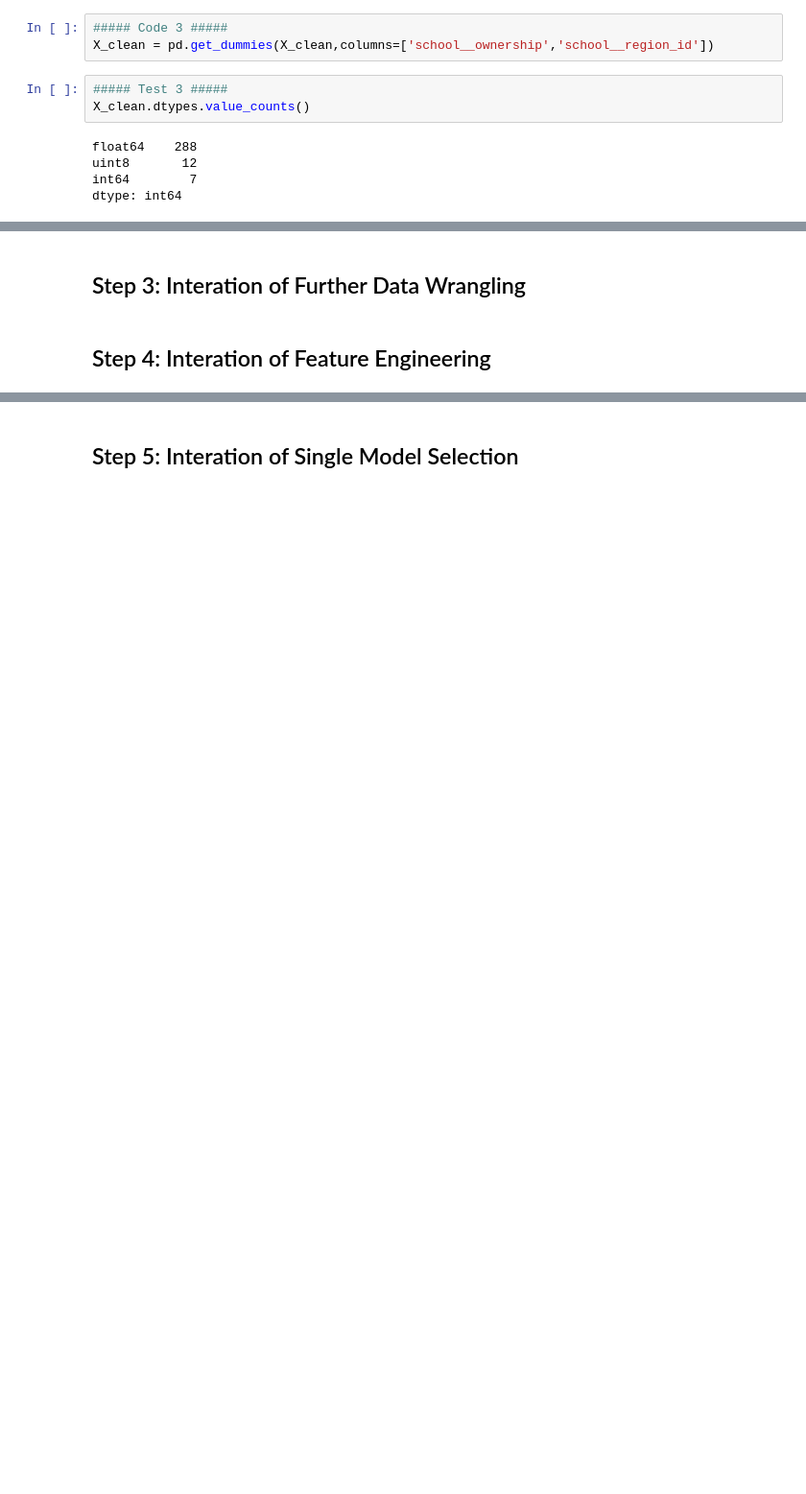
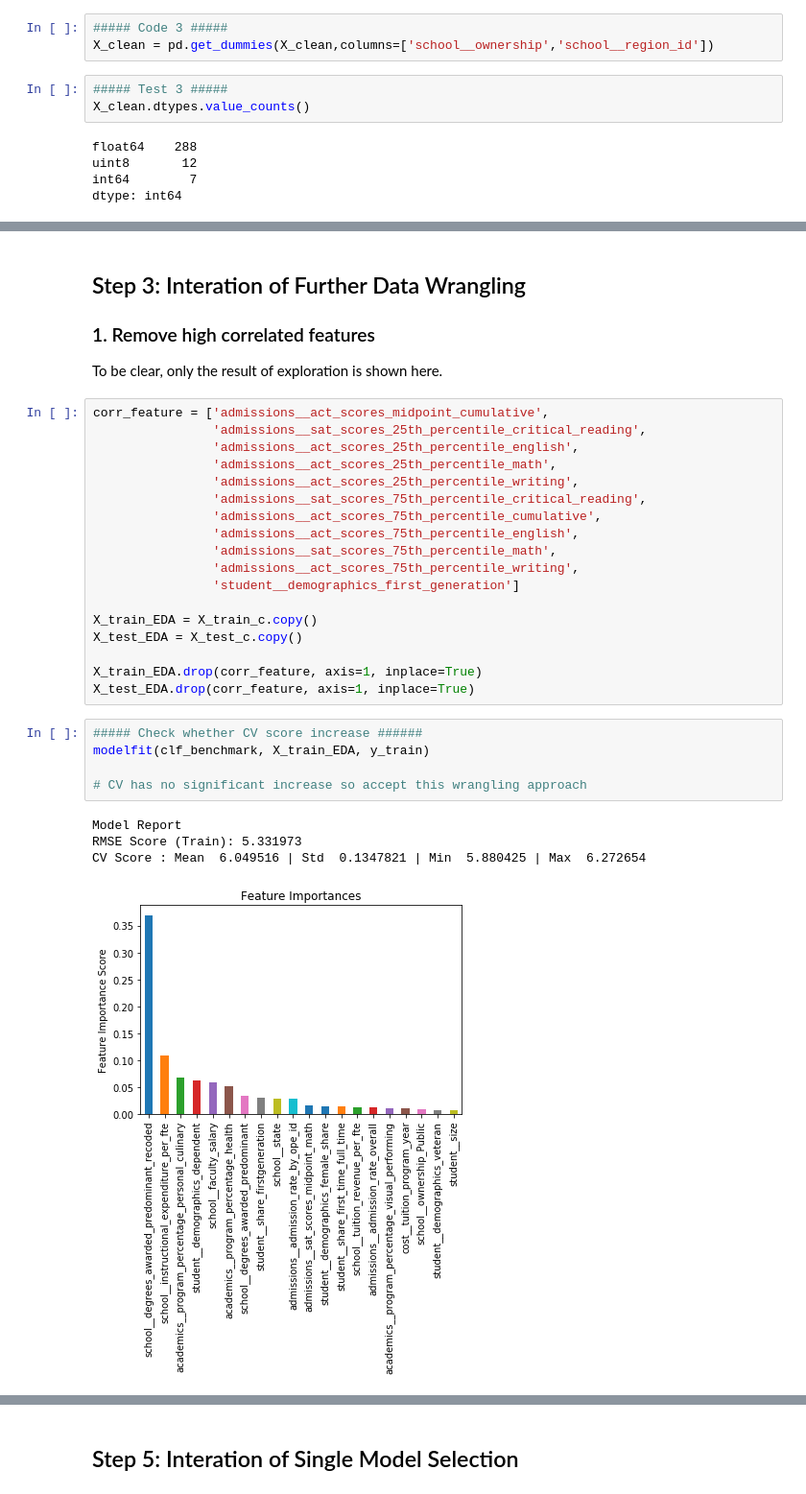
Before and after one commit to YestinYang/Learning-Path, a Jupyter notebook: Projects/MS_Predict Student Earnings/Predict_Student_Earnings.ipynb, the cells around one changed output, grey strips where cells are left out. Shown at 96% size. Drawn from its saved outputs; the diff is of its cells as text; blank space fills up the shorter version.

```diff
--- a/Projects/MS_Predict Student Earnings/Predict_Student_Earnings.ipynb
+++ b/Projects/MS_Predict Student Earnings/Predict_Student_Earnings.ipynb
@@ -232,4 +325,34 @@ dtype: int64
 # %% [markdown]
 ## Step 3: Interation of Further Data Wrangling
+
+### 1. Remove high correlated features
+
+To be clear, only the result of exploration is shown here.
-# %% [markdown]
-## Step 4: Interation of Feature Engineering
+# %%
+corr_feature = ['admissions__act_scores_midpoint_cumulative',
+                'admissions__sat_scores_25th_percentile_critical_reading',
+                'admissions__act_scores_25th_percentile_english',
+                'admissions__act_scores_25th_percentile_math',
+                'admissions__act_scores_25th_percentile_writing',
+                'admissions__sat_scores_75th_percentile_critical_reading',
+                'admissions__act_scores_75th_percentile_cumulative',
+                'admissions__act_scores_75th_percentile_english',
+                'admissions__sat_scores_75th_percentile_math',
+                'admissions__act_scores_75th_percentile_writing',
+                'student__demographics_first_generation']
+
+X_train_EDA = X_train_c.copy()
+X_test_EDA = X_test_c.copy()
+
+X_train_EDA.drop(corr_feature, axis=1, inplace=True)
+X_test_EDA.drop(corr_feature, axis=1, inplace=True)
+# %%
+##### Check whether CV score increase ######
+modelfit(clf_benchmark, X_train_EDA, y_train)
+
+# CV has no significant increase so accept this wrangling approach
+# %% [output]
+Model Report
+RMSE Score (Train): 5.331973
+CV Score : Mean  6.049516 | Std  0.1347821 | Min  5.880425 | Max  6.272654
+[figure, added]
```
Also changed, not shown: parts of 20 cells of this notebook.
